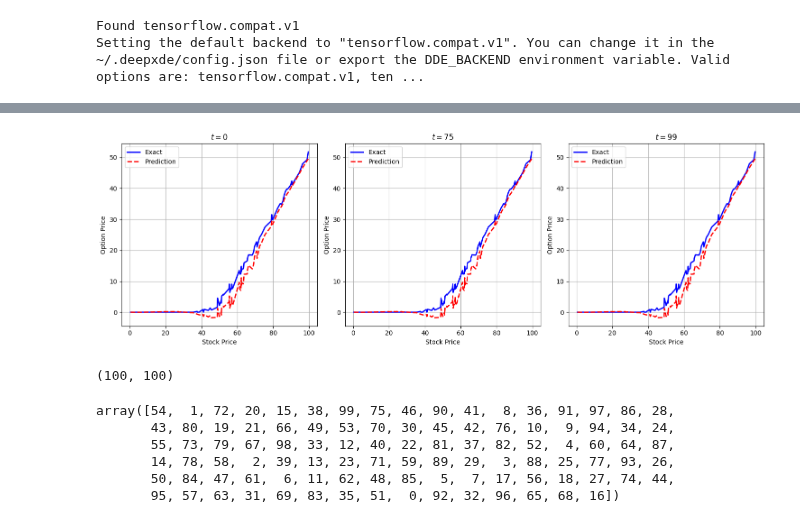
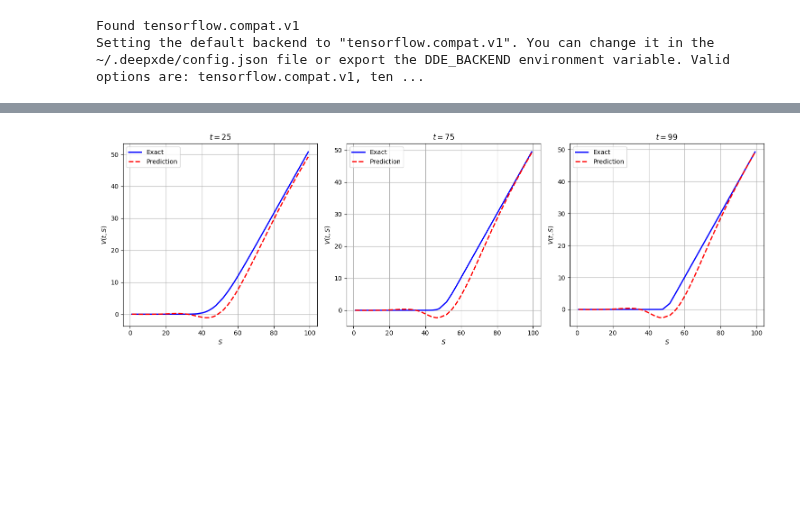
Before and after one commit to aderdouri/PINNs, a Jupyter notebook: Tutorials/bs_deepxde.ipynb, the cells around one changed output, grey strips where cells are left out. Drawn from its saved outputs; the diff is of its cells as text; code cells hidden in the pictures; blank space fills up the shorter version.

```diff
--- a/Tutorials/bs_deepxde.ipynb
+++ b/Tutorials/bs_deepxde.ipynb
@@ -199,50 +147,49 @@ array([[ 0.43708646],
+# %%
+import torch
+# Create a grid for prediction
+S_pred = X[:, 0]
+t_pred = X[:, 1]
+
+S_pred_tensor = torch.tensor(S_pred.squeeze())
+t_pred_tensor = torch.tensor(t_pred.squeeze())
+
+S_grid_pred, t_grid_pred = torch.meshgrid(S_pred_tensor, t_pred_tensor,
+                                          indexing='ij')
+S_flat = S_grid_pred.flatten().view(-1, 1)
+t_flat = t_grid_pred.flatten().view(-1, 1)
+
+# Make predictions using the trained model
+y_pred = model.predict(torch.cat((S_flat, t_flat), dim=1))
+y_pred = y_pred.reshape(100, 100)
+
+
+# Compare with analytical solution
+y_true = analytical_solution(torch.cat((S_flat, t_flat), dim=1))
+y_true = y_true.reshape(100, 100)
 # %%
 # Step 8: Compare predictions with exact solution at specific time slices
-time_slices = [0, 75, 99]  # Time slices to compare
+time_slices = [25, 75, 99]  # Time slices to compare
 
 plt.figure(figsize=(15, 5))
 
 for i, t_slice in enumerate(time_slices):
     # Extract points for the time slice
-    #X_slice = X[X[:, 1] == t_slice]
-    #y_pred_slice = model.predict(X)  # Use X_slice instead of X_slice_normalized
+    y_pred_slice = y_pred[:, t_slice]
 
     # Compute exact solution
-    #y_true_slice = analytical_solution(X)
-
-    y_pred_slice = y_pred
-    y_true_slice = y_true
+    y_true_slice = y_true[:,t_slice]
 
     # Plot comparison
     plt.subplot(1, 3, i + 1)
-    #plt.plot(X[:, 0:1].squeeze(), y_true_slice, 'b-', label='Exact', linewidth=2)
-    #plt.plot(X[:, 0:1].squeeze(), y_pred_slice, 'r--', label='Prediction', linewidth=2)
-
     plt.plot(asset, y_true_slice, 'b-', label='Exact', linewidth=2)
     plt.plot(asset, y_pred_slice, 'r--', label='Prediction', linewidth=2)
-
     plt.title(f"$t = {t_slice}$")
-    plt.xlabel("Stock Price")
-    plt.ylabel("Option Price")
+    plt.xlabel("$S$")
+    plt.ylabel("$V(t, S)$")
     plt.legend()
     plt.grid()
 
 plt.tight_layout()
 plt.show()
 # %% [output]
-[figure, old version]
+[figure, new version]
-# %%
-y_pred.shape
-# %% [output]
-(100, 100)
-# %%
-type(X[:, 0:1].squeeze())
-
-np.argsort(X[:, 0:1].squeeze())
-# %% [output]
-array([54,  1, 72, 20, 15, 38, 99, 75, 46, 90, 41,  8, 36, 91, 97, 86, 28,
-       43, 80, 19, 21, 66, 49, 53, 70, 30, 45, 42, 76, 10,  9, 94, 34, 24,
-       55, 73, 79, 67, 98, 33, 12, 40, 22, 81, 37, 82, 52,  4, 60, 64, 87,
-       14, 78, 58,  2, 39, 13, 23, 71, 59, 89, 29,  3, 88, 25, 77, 93, 26,
-       50, 84, 47, 61,  6, 11, 62, 48, 85,  5,  7, 17, 56, 18, 27, 74, 44,
-       95, 57, 63, 31, 69, 83, 35, 51,  0, 92, 32, 96, 65, 68, 16])
```
Also changed, not shown: parts of 8 cells of this notebook.
